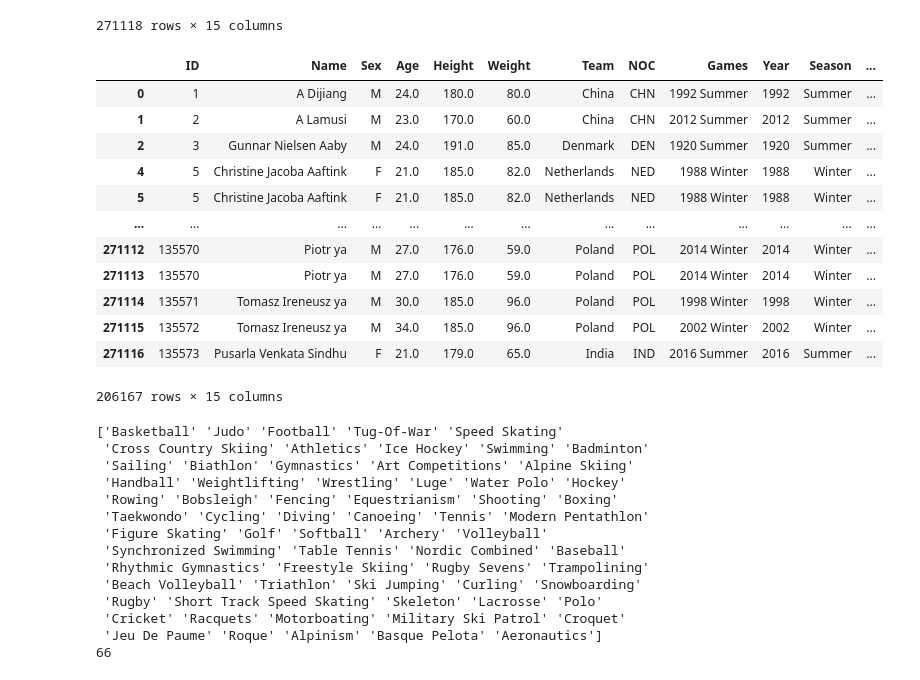
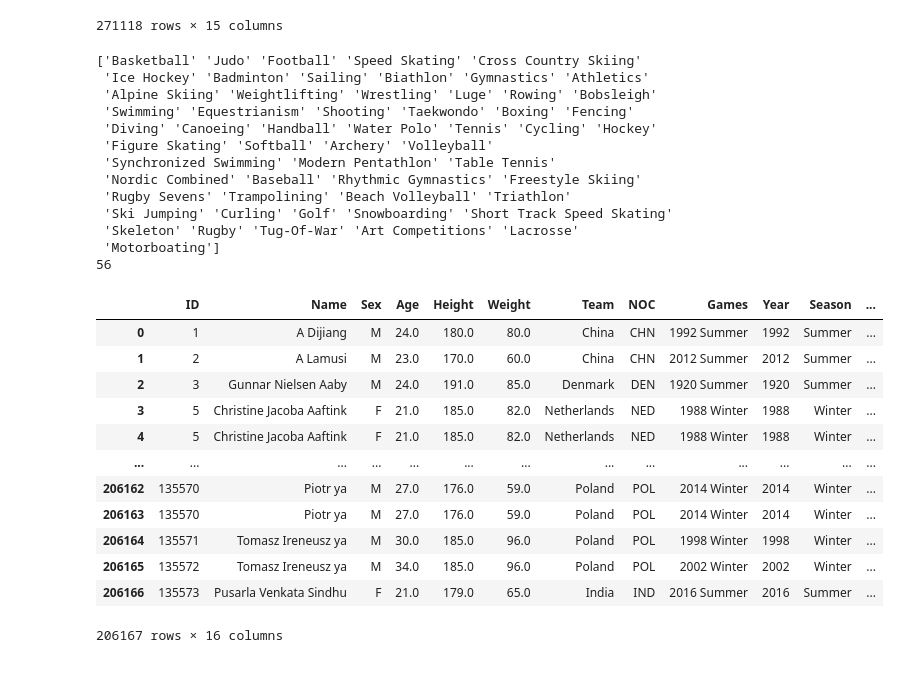
Before and after one commit to amiramiriani/Olampic_datasets, a Jupyter notebook: code/Untitled1.ipynb, the cells around one changed output. Drawn from its saved outputs; the diff is of its cells as text; code cells hidden in the pictures.

Commit message:
sport rank for all the sport in the data

```diff
--- a/code/Untitled1.ipynb
+++ b/code/Untitled1.ipynb
@@ -8,6 +8,7 @@ import pandas as pd
 import matplotlib.pyplot as plt
 # %%
 df = pd.read_csv('../data/athletes_details.csv')
+sport_df = pd.read_csv('../data/sports_scored.csv')
 # %%
 df
 # %% [output]
@@ -25,38 +26,41 @@ df
 | 271117 | 135574 | Pusarla Venkata Sindhu | NaN | 25.0 | 179.0 | 65.0 | India | IND | 2020 Summer | 2020 | Summer | ... |
 271118 rows × 15 columns
 # %%
-df.dropna(subset=['Sex', 'Age' , 'Height', 'Weight'])
+df = df.dropna(subset=['Sex', 'Age' , 'Height', 'Weight'])
-# %% [output]
-|  | ID | Name | Sex | Age | Height | Weight | Team | NOC | Games | Year | Season | ... |
-| 0 | 1 | A Dijiang | M | 24.0 | 180.0 | 80.0 | China | CHN | 1992 Summer | 1992 | Summer | ... |
-| 1 | 2 | A Lamusi | M | 23.0 | 170.0 | 60.0 | China | CHN | 2012 Summer | 2012 | Summer | ... |
-| 2 | 3 | Gunnar Nielsen Aaby | M | 24.0 | 191.0 | 85.0 | Denmark | DEN | 1920 Summer | 1920 | Summer | ... |
-| 4 | 5 | Christine Jacoba Aaftink | F | 21.0 | 185.0 | 82.0 | Netherlands | NED | 1988 Winter | 1988 | Winter | ... |
-| 5 | 5 | Christine Jacoba Aaftink | F | 21.0 | 185.0 | 82.0 | Netherlands | NED | 1988 Winter | 1988 | Winter | ... |
-| ... | ... | ... | ... | ... | ... | ... | ... | ... | ... | ... | ... | ... |
-| 271112 | 135570 | Piotr ya | M | 27.0 | 176.0 | 59.0 | Poland | POL | 2014 Winter | 2014 | Winter | ... |
-| 271113 | 135570 | Piotr ya | M | 27.0 | 176.0 | 59.0 | Poland | POL | 2014 Winter | 2014 | Winter | ... |
-| 271114 | 135571 | Tomasz Ireneusz ya | M | 30.0 | 185.0 | 96.0 | Poland | POL | 1998 Winter | 1998 | Winter | ... |
-| 271115 | 135572 | Tomasz Ireneusz ya | M | 34.0 | 185.0 | 96.0 | Poland | POL | 2002 Winter | 2002 | Winter | ... |
-| 271116 | 135573 | Pusarla Venkata Sindhu | F | 21.0 | 179.0 | 65.0 | India | IND | 2016 Summer | 2016 | Summer | ... |
-206167 rows × 15 columns
 # %%
 name = df['Sport'].unique()
 print(name)
 num_sports = np.size(name)
 print(num_sports)
 # %% [output]
-['Basketball' 'Judo' 'Football' 'Tug-Of-War' 'Speed Skating'
- 'Cross Country Skiing' 'Athletics' 'Ice Hockey' 'Swimming' 'Badminton'
- 'Sailing' 'Biathlon' 'Gymnastics' 'Art Competitions' 'Alpine Skiing'
- 'Handball' 'Weightlifting' 'Wrestling' 'Luge' 'Water Polo' 'Hockey'
- 'Rowing' 'Bobsleigh' 'Fencing' 'Equestrianism' 'Shooting' 'Boxing'
- 'Taekwondo' 'Cycling' 'Diving' 'Canoeing' 'Tennis' 'Modern Pentathlon'
- 'Figure Skating' 'Golf' 'Softball' 'Archery' 'Volleyball'
- 'Synchronized Swimming' 'Table Tennis' 'Nordic Combined' 'Baseball'
- 'Rhythmic Gymnastics' 'Freestyle Skiing' 'Rugby Sevens' 'Trampolining'
- 'Beach Volleyball' 'Triathlon' 'Ski Jumping' 'Curling' 'Snowboarding'
- 'Rugby' 'Short Track Speed Skating' 'Skeleton' 'Lacrosse' 'Polo'
- 'Cricket' 'Racquets' 'Motorboating' 'Military Ski Patrol' 'Croquet'
- 'Jeu De Paume' 'Roque' 'Alpinism' 'Basque Pelota' 'Aeronautics']
-66
+['Basketball' 'Judo' 'Football' 'Speed Skating' 'Cross Country Skiing'
+ 'Ice Hockey' 'Badminton' 'Sailing' 'Biathlon' 'Gymnastics' 'Athletics'
+ 'Alpine Skiing' 'Weightlifting' 'Wrestling' 'Luge' 'Rowing' 'Bobsleigh'
+ 'Swimming' 'Equestrianism' 'Shooting' 'Taekwondo' 'Boxing' 'Fencing'
+ 'Diving' 'Canoeing' 'Handball' 'Water Polo' 'Tennis' 'Cycling' 'Hockey'
+ 'Figure Skating' 'Softball' 'Archery' 'Volleyball'
+ 'Synchronized Swimming' 'Modern Pentathlon' 'Table Tennis'
+ 'Nordic Combined' 'Baseball' 'Rhythmic Gymnastics' 'Freestyle Skiing'
+ 'Rugby Sevens' 'Trampolining' 'Beach Volleyball' 'Triathlon'
+ 'Ski Jumping' 'Curling' 'Golf' 'Snowboarding' 'Short Track Speed Skating'
+ 'Skeleton' 'Rugby' 'Tug-Of-War' 'Art Competitions' 'Lacrosse'
+ 'Motorboating']
+56
+# %%
+sport_df_rank = sport_df[['Sport', 'Rank']].rename(columns={'Rank': 'Sport_Rank'})
+merged_df = pd.merge(df,sport_df_rank , on='Sport', how='inner')
+merged_df
+# %% [output]
+|  | ID | Name | Sex | Age | Height | Weight | Team | NOC | Games | Year | Season | ... |
+| 0 | 1 | A Dijiang | M | 24.0 | 180.0 | 80.0 | China | CHN | 1992 Summer | 1992 | Summer | ... |
+| 1 | 2 | A Lamusi | M | 23.0 | 170.0 | 60.0 | China | CHN | 2012 Summer | 2012 | Summer | ... |
+| 2 | 3 | Gunnar Nielsen Aaby | M | 24.0 | 191.0 | 85.0 | Denmark | DEN | 1920 Summer | 1920 | Summer | ... |
+| 3 | 5 | Christine Jacoba Aaftink | F | 21.0 | 185.0 | 82.0 | Netherlands | NED | 1988 Winter | 1988 | Winter | ... |
+| 4 | 5 | Christine Jacoba Aaftink | F | 21.0 | 185.0 | 82.0 | Netherlands | NED | 1988 Winter | 1988 | Winter | ... |
+| ... | ... | ... | ... | ... | ... | ... | ... | ... | ... | ... | ... | ... |
+| 206162 | 135570 | Piotr ya | M | 27.0 | 176.0 | 59.0 | Poland | POL | 2014 Winter | 2014 | Winter | ... |
+| 206163 | 135570 | Piotr ya | M | 27.0 | 176.0 | 59.0 | Poland | POL | 2014 Winter | 2014 | Winter | ... |
+| 206164 | 135571 | Tomasz Ireneusz ya | M | 30.0 | 185.0 | 96.0 | Poland | POL | 1998 Winter | 1998 | Winter | ... |
+| 206165 | 135572 | Tomasz Ireneusz ya | M | 34.0 | 185.0 | 96.0 | Poland | POL | 2002 Winter | 2002 | Winter | ... |
+| 206166 | 135573 | Pusarla Venkata Sindhu | F | 21.0 | 179.0 | 65.0 | India | IND | 2016 Summer | 2016 | Summer | ... |
+206167 rows × 16 columns
```
Also changed, not shown: parts of 1 cell of this notebook, 2 other files.
